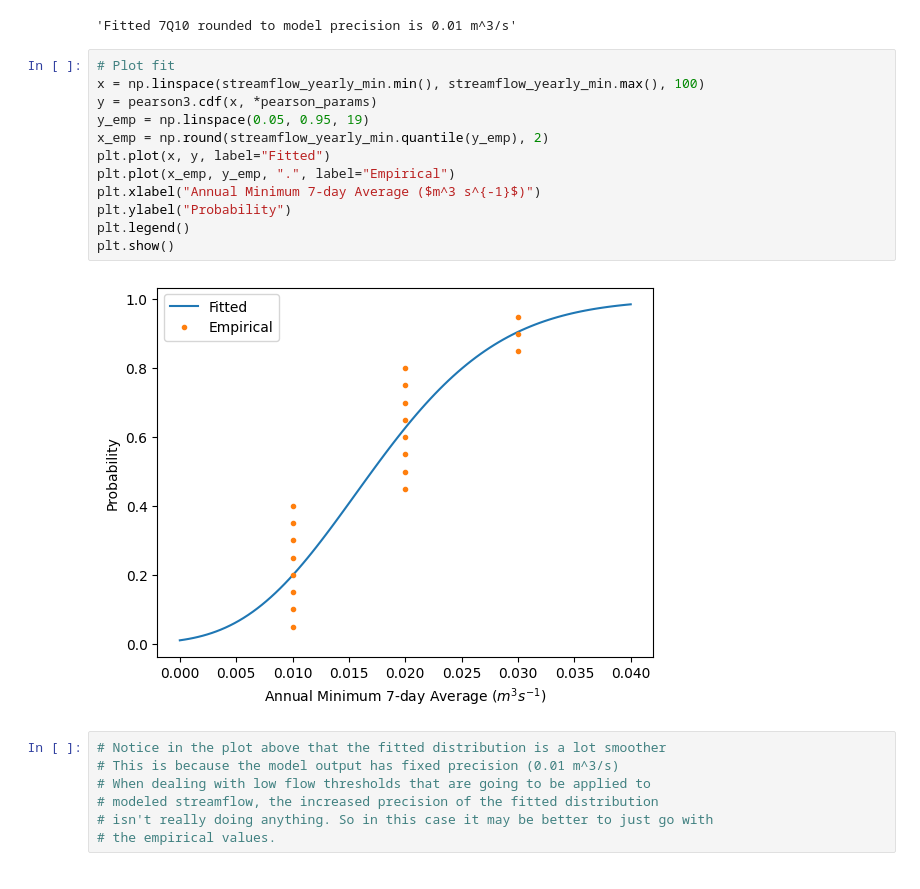
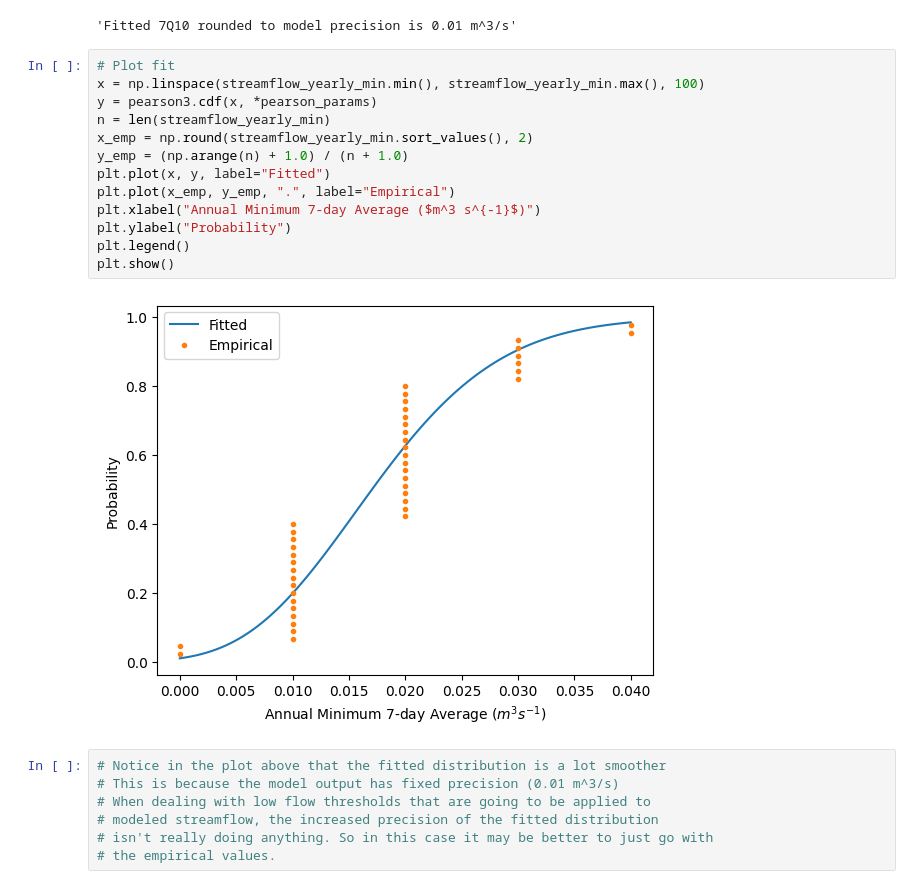
Before and after one commit to jarq6c/little_hope, a Jupyter notebook: examples/example_7Q10.ipynb, the cells around one changed output. Saved outputs shown, nothing was run; the diff lists cells and outputs as text.

Commit message:
use weibul plotting position for empirical

```diff
--- a/examples/example_7Q10.ipynb
+++ b/examples/example_7Q10.ipynb
@@ -89,17 +89,18 @@ f"Fitted 7Q10 rounded to model precision is {fitted_7Q10:.2f} m^3/s"
 # %%
 # Plot fit
 x = np.linspace(streamflow_yearly_min.min(), streamflow_yearly_min.max(), 100)
 y = pearson3.cdf(x, *pearson_params)
-y_emp = np.linspace(0.05, 0.95, 19)
-x_emp = np.round(streamflow_yearly_min.quantile(y_emp), 2)
+n = len(streamflow_yearly_min)
+x_emp = np.round(streamflow_yearly_min.sort_values(), 2)
+y_emp = (np.arange(n) + 1.0) / (n + 1.0)
 plt.plot(x, y, label="Fitted")
 plt.plot(x_emp, y_emp, ".", label="Empirical")
 plt.xlabel("Annual Minimum 7-day Average ($m^3 s^{-1}$)")
 plt.ylabel("Probability")
 plt.legend()
 plt.show()
 # %% [output]
-[figure, old version]
+[figure, new version]
 # %%
 # Notice in the plot above that the fitted distribution is a lot smoother
 # This is because the model output has fixed precision (0.01 m^3/s)
```
